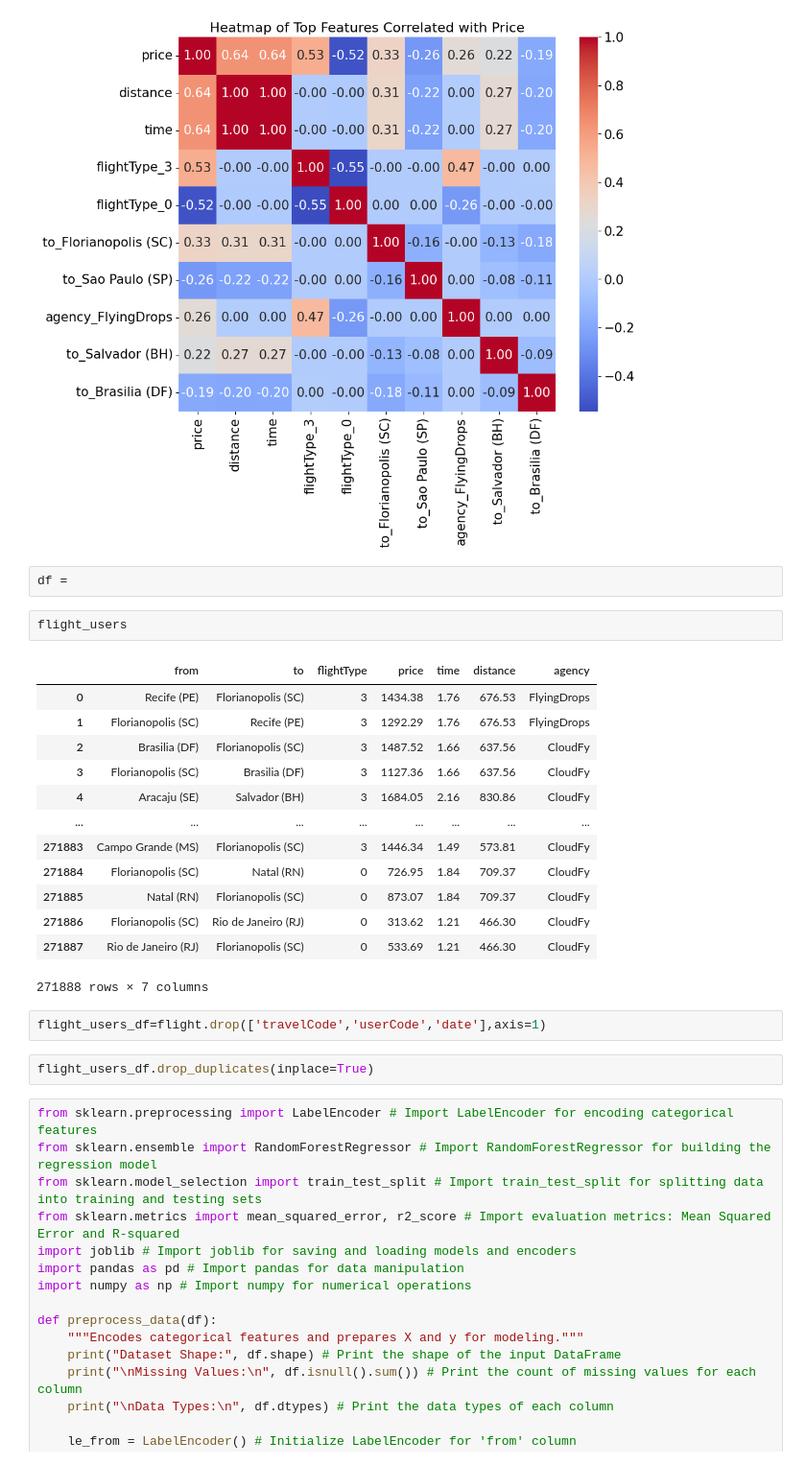
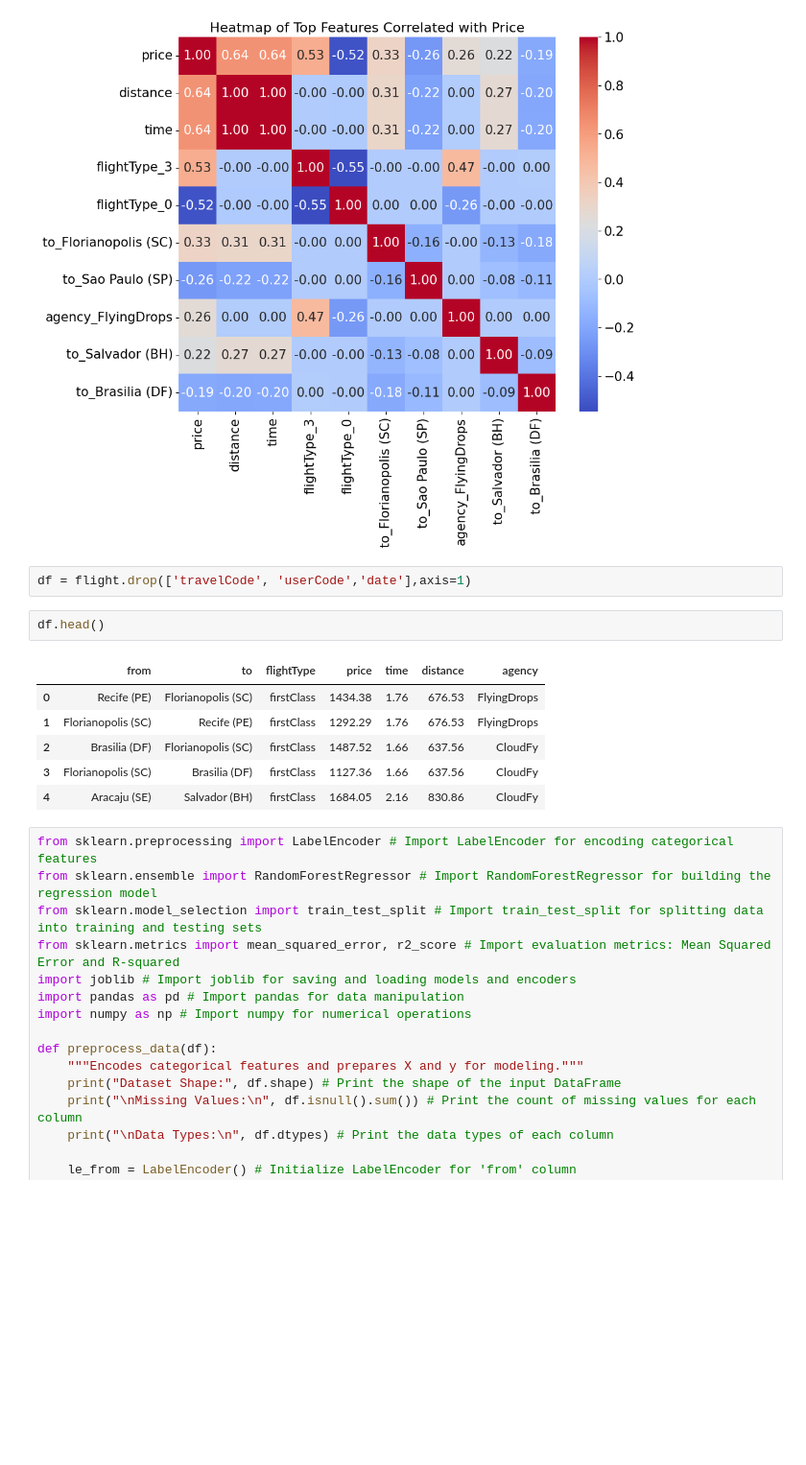
Before and after one commit to amol004/Voyage-Analytics-Integrating-MLOps-in-Travel, a Jupyter notebook: Capstone_Project_Productionization_of_ML_Systems.ipynb, the cells around one changed output. Shown at 96% size. Cells and saved outputs as stored; diff of their text form; blank space fills up the shorter version.

```diff
--- a/Capstone_Project_Productionization_of_ML_Systems.ipynb
+++ b/Capstone_Project_Productionization_of_ML_Systems.ipynb
@@ -1520,28 +1520,17 @@ plt.title('Heatmap of Top Features Correlated with Price', fontsize=16)
 plt.show()
 # %% [output]
 [figure]
+# %%
+df = flight.drop(['travelCode', 'userCode','date'],axis=1)
 # %%
-df =
+df.head()
+# %% [output]
+|  | from | to | flightType | price | time | distance | agency |
+| 0 | Recife (PE) | Florianopolis (SC) | firstClass | 1434.38 | 1.76 | 676.53 | FlyingDrops |
+| 1 | Florianopolis (SC) | Recife (PE) | firstClass | 1292.29 | 1.76 | 676.53 | FlyingDrops |
+| 2 | Brasilia (DF) | Florianopolis (SC) | firstClass | 1487.52 | 1.66 | 637.56 | CloudFy |
+| 3 | Florianopolis (SC) | Brasilia (DF) | firstClass | 1127.36 | 1.66 | 637.56 | CloudFy |
+| 4 | Aracaju (SE) | Salvador (BH) | firstClass | 1684.05 | 2.16 | 830.86 | CloudFy |
-# %%
-flight_users
-# %% [output]
-|  | from | to | flightType | price | time | distance | agency |
-| 0 | Recife (PE) | Florianopolis (SC) | 3 | 1434.38 | 1.76 | 676.53 | FlyingDrops |
-| 1 | Florianopolis (SC) | Recife (PE) | 3 | 1292.29 | 1.76 | 676.53 | FlyingDrops |
-| 2 | Brasilia (DF) | Florianopolis (SC) | 3 | 1487.52 | 1.66 | 637.56 | CloudFy |
-| 3 | Florianopolis (SC) | Brasilia (DF) | 3 | 1127.36 | 1.66 | 637.56 | CloudFy |
-| 4 | Aracaju (SE) | Salvador (BH) | 3 | 1684.05 | 2.16 | 830.86 | CloudFy |
-| ... | ... | ... | ... | ... | ... | ... | ... |
-| 271883 | Campo Grande (MS) | Florianopolis (SC) | 3 | 1446.34 | 1.49 | 573.81 | CloudFy |
-| 271884 | Florianopolis (SC) | Natal (RN) | 0 | 726.95 | 1.84 | 709.37 | CloudFy |
-| 271885 | Natal (RN) | Florianopolis (SC) | 0 | 873.07 | 1.84 | 709.37 | CloudFy |
-| 271886 | Florianopolis (SC) | Rio de Janeiro (RJ) | 0 | 313.62 | 1.21 | 466.30 | CloudFy |
-| 271887 | Rio de Janeiro (RJ) | Florianopolis (SC) | 0 | 533.69 | 1.21 | 466.30 | CloudFy |
-271888 rows × 7 columns
-# %%
-flight_users_df=flight.drop(['travelCode','userCode','date'],axis=1)
-# %%
-flight_users_df.drop_duplicates(inplace=True)
 # %%
 from sklearn.preprocessing import LabelEncoder # Import LabelEncoder for encoding categorical features
 from sklearn.ensemble import RandomForestRegressor # Import RandomForestRegressor for building the regression model
```
